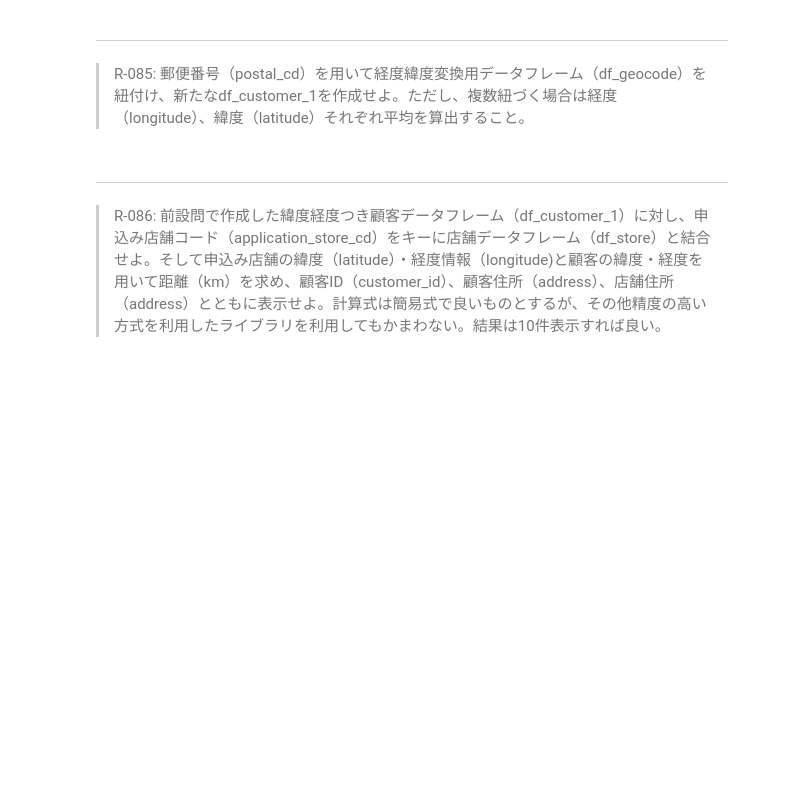
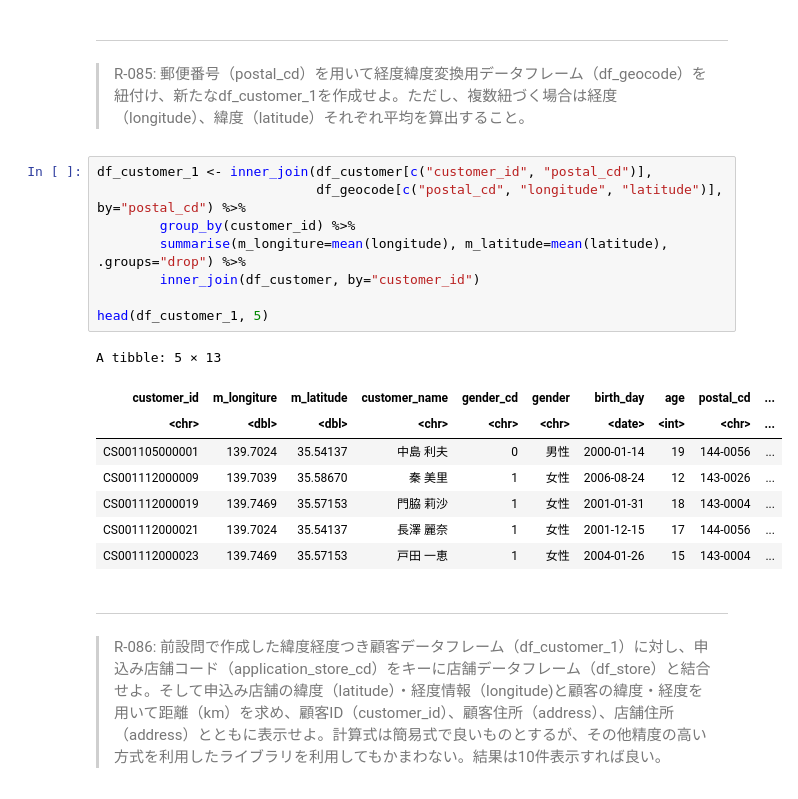
Before and after one commit to okmokm422/100knocks, a Jupyter notebook: ★Practice_R.ipynb, the cells around one changed output. Cells and saved outputs as stored; diff of their text form; blank space fills up the shorter version.

```diff
--- a/★Practice_R.ipynb
+++ b/★Practice_R.ipynb
@@ -1877,6 +1950,23 @@ nrow(df_product_1)
 # %% [markdown]
 ---
 > R-085: 郵便番号（postal_cd）を用いて経度緯度変換用データフレーム（df_geocode）を紐付け、新たなdf_customer_1を作成せよ。ただし、複数紐づく場合は経度（longitude）、緯度（latitude）それぞれ平均を算出すること。
+# %%
+df_customer_1 <- inner_join(df_customer[c("customer_id", "postal_cd")],
+                            df_geocode[c("postal_cd", "longitude", "latitude")], by="postal_cd") %>%
+        group_by(customer_id) %>%
+        summarise(m_longiture=mean(longitude), m_latitude=mean(latitude), .groups="drop") %>%
+        inner_join(df_customer, by="customer_id")
+
+head(df_customer_1, 5)
+# %% [output]
+A tibble: 5 × 13
+| customer_id | m_longiture | m_latitude | customer_name | gender_cd | gender | birth_day | age | postal_cd | ... |
+| <chr> | <dbl> | <dbl> | <chr> | <chr> | <chr> | <date> | <int> | <chr> | ... |
+| CS001105000001 | 139.7024 | 35.54137 | 中島 利夫 | 0 | 男性 | 2000-01-14 | 19 | 144-0056 | ... |
+| CS001112000009 | 139.7039 | 35.58670 | 秦 美里 | 1 | 女性 | 2006-08-24 | 12 | 143-0026 | ... |
+| CS001112000019 | 139.7469 | 35.57153 | 門脇 莉沙 | 1 | 女性 | 2001-01-31 | 18 | 143-0004 | ... |
+| CS001112000021 | 139.7024 | 35.54137 | 長澤 麗奈 | 1 | 女性 | 2001-12-15 | 17 | 144-0056 | ... |
+| CS001112000023 | 139.7469 | 35.57153 | 戸田 一恵 | 1 | 女性 | 2004-01-26 | 15 | 143-0004 | ... |
 # %% [markdown]
 ---
 > R-086: 前設問で作成した緯度経度つき顧客データフレーム（df_customer_1）に対し、申込み店舗コード（application_store_cd）をキーに店舗データフレーム（df_store）と結合せよ。そして申込み店舗の緯度（latitude）・経度情報（longitude)と顧客の緯度・経度を用いて距離（km）を求め、顧客ID（customer_id）、顧客住所（address）、店舗住所（address）とともに表示せよ。計算式は簡易式で良いものとするが、その他精度の高い方式を利用したライブラリを利用してもかまわない。結果は10件表示すれば良い。
```
Also changed, not shown: parts of 8 cells of this notebook, 4 other files.
